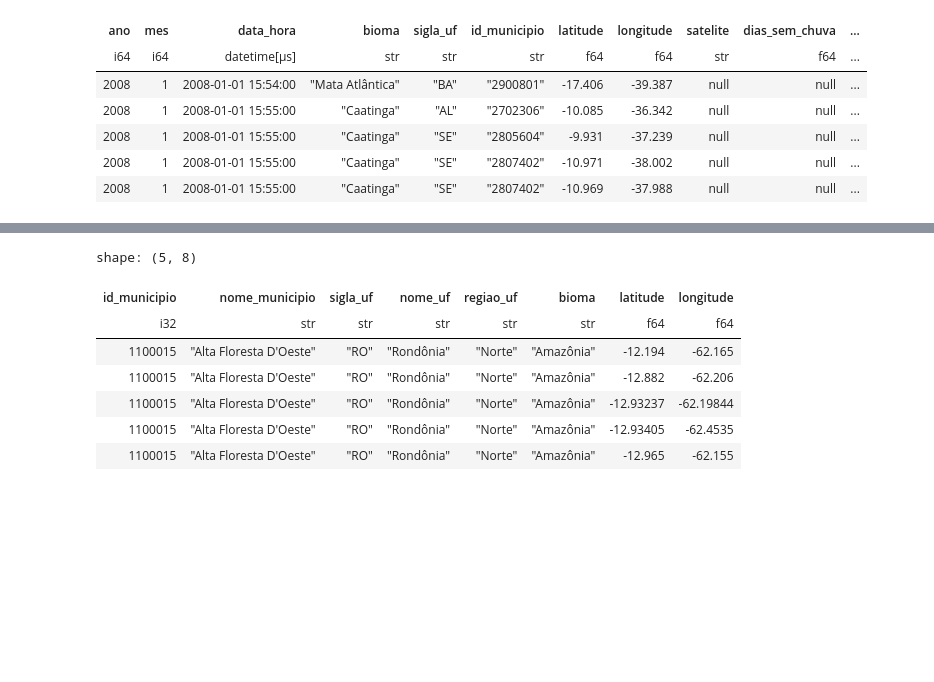
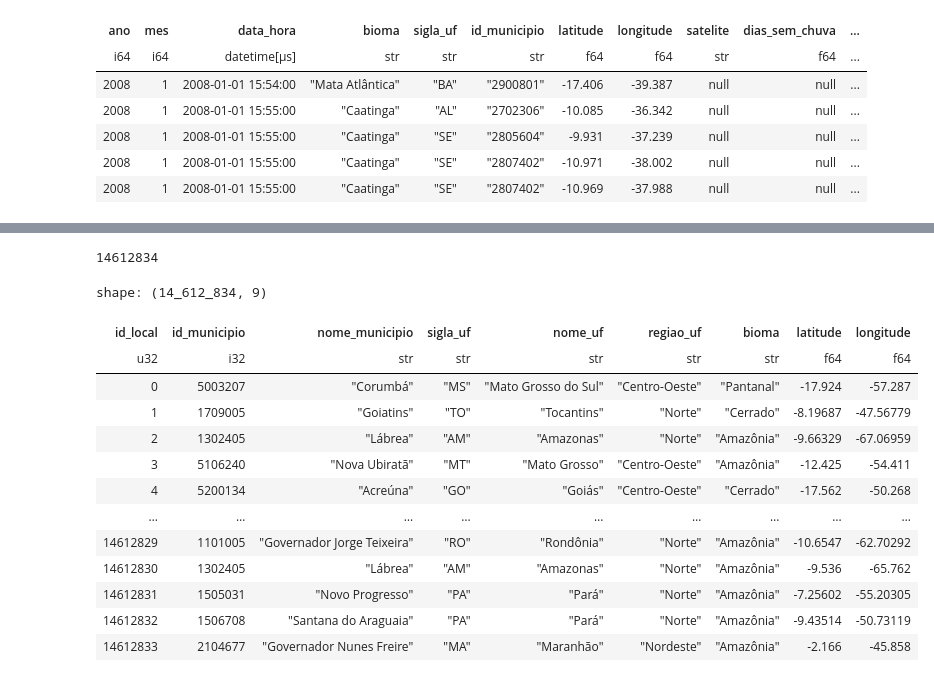
Before and after one commit to clr-cera/olap2025.2, a Jupyter notebook: etl_orig.ipynb, the cells around one changed output, grey strips where cells are left out. Saved outputs shown, nothing was run; the diff lists cells and outputs as text; code cells hidden in the pictures; blank space fills up the shorter version.

```diff
--- a/etl_orig.ipynb
+++ b/etl_orig.ipynb
@@ -138,26 +158,34 @@ shape: (5, 5)
 # %%
 # join with municipios to get municipio name
 # join with uf to get uf name and regiao
 dim_local_queimada = (dim_local_queimada
     .join(municipios_df.select([pl.col("MUNICÍPIO - IBGE"), pl.col('CÓDIGO DO MUNICÍPIO - IBGE')]), left_on="id_municipio", right_on="CÓDIGO DO MUNICÍPIO - IBGE", how="left")
     .join(uf_df.select([pl.col("sigla"), pl.col("nome"), pl.col("regiao")]), left_on="sigla_uf", right_on="sigla", how="left"))
 dim_local_queimada = dim_local_queimada.select([
     pl.col("id_municipio"),
     pl.col("MUNICÍPIO - IBGE").alias("nome_municipio"),
     pl.col("sigla_uf"),
     pl.col("nome").alias("nome_uf"),
     pl.col("regiao").alias("regiao_uf"),
     pl.col("bioma"),
     pl.col("latitude"),
     pl.col("longitude"),
-])
-dim_local_queimada.head()
+]).sort(["id_municipio", "sigla_uf"]).unique().with_row_index("id_local")
+print(len(dim_local_queimada))
+dim_local_queimada
 # %% [output]
-shape: (5, 8)
+14612834
+shape: (14_612_834, 9)
-| id_municipio | nome_municipio | sigla_uf | nome_uf | regiao_uf | bioma | latitude | longitude |
-| i32 | str | str | str | str | str | f64 | f64 |
-| 1100015 | "Alta Floresta D'Oeste" | "RO" | "Rondônia" | "Norte" | "Amazônia" | -12.194 | -62.165 |
-| 1100015 | "Alta Floresta D'Oeste" | "RO" | "Rondônia" | "Norte" | "Amazônia" | -12.882 | -62.206 |
-| 1100015 | "Alta Floresta D'Oeste" | "RO" | "Rondônia" | "Norte" | "Amazônia" | -12.93237 | -62.19844 |
-| 1100015 | "Alta Floresta D'Oeste" | "RO" | "Rondônia" | "Norte" | "Amazônia" | -12.93405 | -62.4535 |
-| 1100015 | "Alta Floresta D'Oeste" | "RO" | "Rondônia" | "Norte" | "Amazônia" | -12.965 | -62.155 |
+| id_local | id_municipio | nome_municipio | sigla_uf | nome_uf | regiao_uf | bioma | latitude | longitude |
+| u32 | i32 | str | str | str | str | str | f64 | f64 |
+| 0 | 5003207 | "Corumbá" | "MS" | "Mato Grosso do Sul" | "Centro-Oeste" | "Pantanal" | -17.924 | -57.287 |
+| 1 | 1709005 | "Goiatins" | "TO" | "Tocantins" | "Norte" | "Cerrado" | -8.19687 | -47.56779 |
+| 2 | 1302405 | "Lábrea" | "AM" | "Amazonas" | "Norte" | "Amazônia" | -9.66329 | -67.06959 |
+| 3 | 5106240 | "Nova Ubiratã" | "MT" | "Mato Grosso" | "Centro-Oeste" | "Amazônia" | -12.425 | -54.411 |
+| 4 | 5200134 | "Acreúna" | "GO" | "Goiás" | "Centro-Oeste" | "Cerrado" | -17.562 | -50.268 |
+| … | … | … | … | … | … | … | … | … |
+| 14612829 | 1101005 | "Governador Jorge Teixeira" | "RO" | "Rondônia" | "Norte" | "Amazônia" | -10.6547 | -62.70292 |
+| 14612830 | 1302405 | "Lábrea" | "AM" | "Amazonas" | "Norte" | "Amazônia" | -9.536 | -65.762 |
+| 14612831 | 1505031 | "Novo Progresso" | "PA" | "Pará" | "Norte" | "Amazônia" | -7.25602 | -55.20305 |
+| 14612832 | 1506708 | "Santana do Araguaia" | "PA" | "Pará" | "Norte" | "Amazônia" | -9.43514 | -50.73119 |
+| 14612833 | 2104677 | "Governador Nunes Freire" | "MA" | "Maranhão" | "Nordeste" | "Amazônia" | -2.166 | -45.858 |
```
Also changed, not shown: parts of 6 cells of this notebook.
